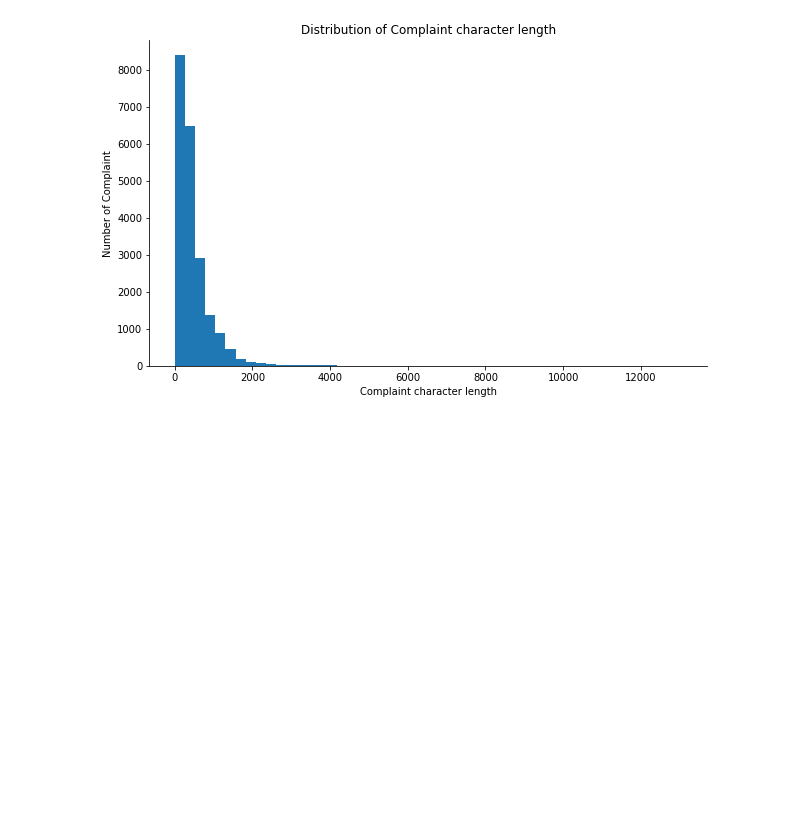
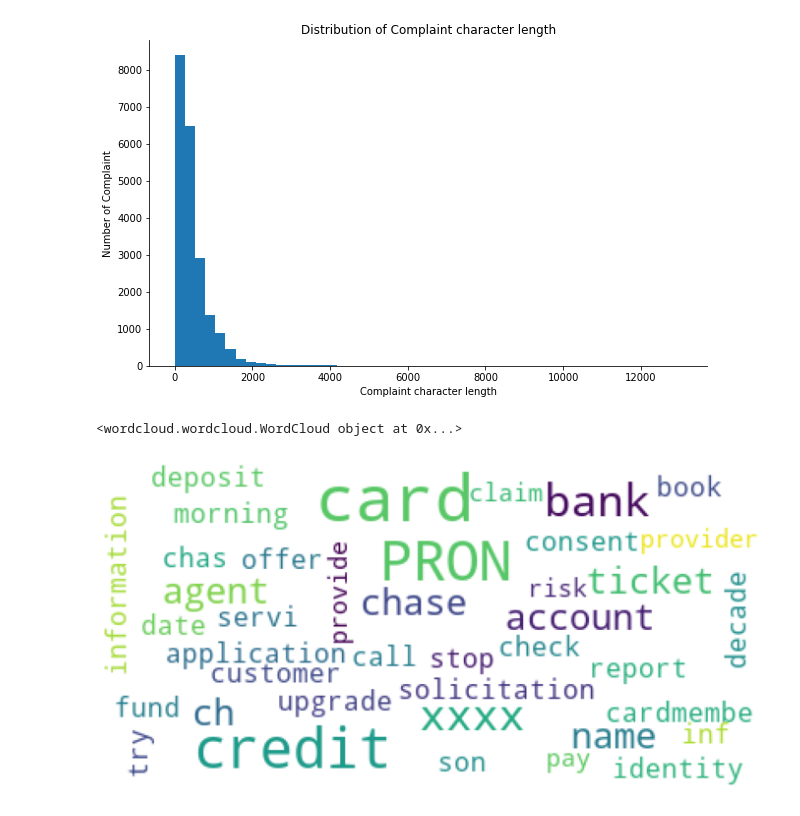
Before and after one commit to chaturvediajay/NLP, a Jupyter notebook: Automatic_Ticket_Classification.ipynb, the cells around one changed output. Cells and saved outputs as stored; diff of their text form; code cells hidden in the pictures; blank space fills up the shorter version.

```diff
--- a/Automatic_Ticket_Classification.ipynb
+++ b/Automatic_Ticket_Classification.ipynb
@@ -290,3 +290,33 @@ plt.xlabel('Complaint character length')
 sns.despine();
 # %% [output]
 [figure]
+# %%
+import matplotlib as mpl
+import matplotlib.pyplot as plt
+%matplotlib inline
+
+from subprocess import check_output
+from wordcloud import WordCloud, STOPWORDS
+
+mpl.rcParams['figure.figsize']=(12.0,12.0)
+mpl.rcParams['font.size']=12
+mpl.rcParams['savefig.dpi']=100
+mpl.rcParams['figure.subplot.bottom']=.1
+stopwords = set(STOPWORDS)
+
+wordcloud = WordCloud(
+                          background_color='white',
+                          stopwords=stopwords,
+                          max_words=40,
+                          max_font_size=40,
+                          random_state=42
+                         ).generate(str(df_clean['complaint_POS_removed']))
+
+print(wordcloud)
+fig = plt.figure(1)
+plt.imshow(wordcloud)
+plt.axis('off')
+plt.show();
+# %% [output]
+<wordcloud.wordcloud.WordCloud object at 0x...>
+[figure, added]
```
Also changed, not shown: parts of 4 cells of this notebook.
